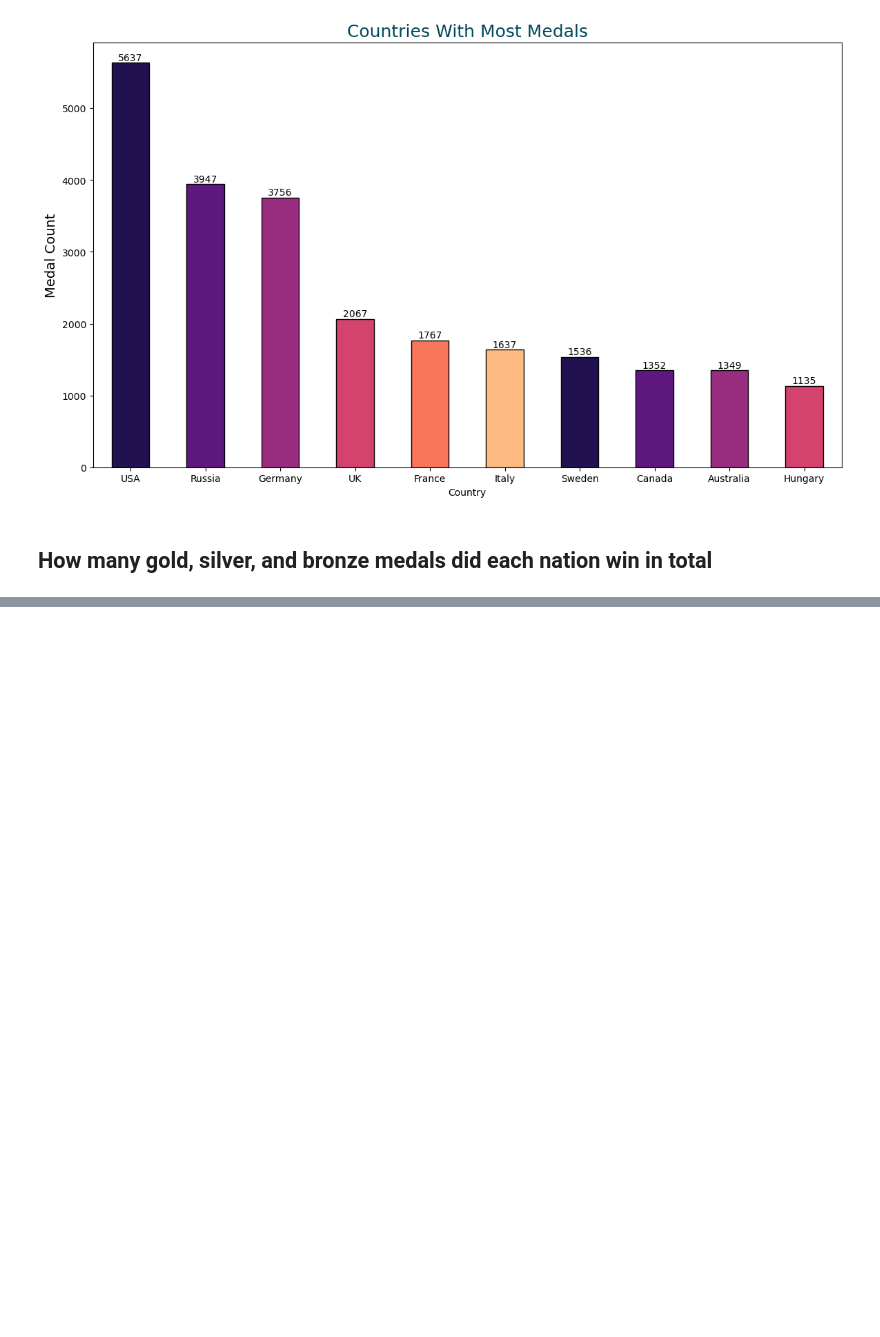
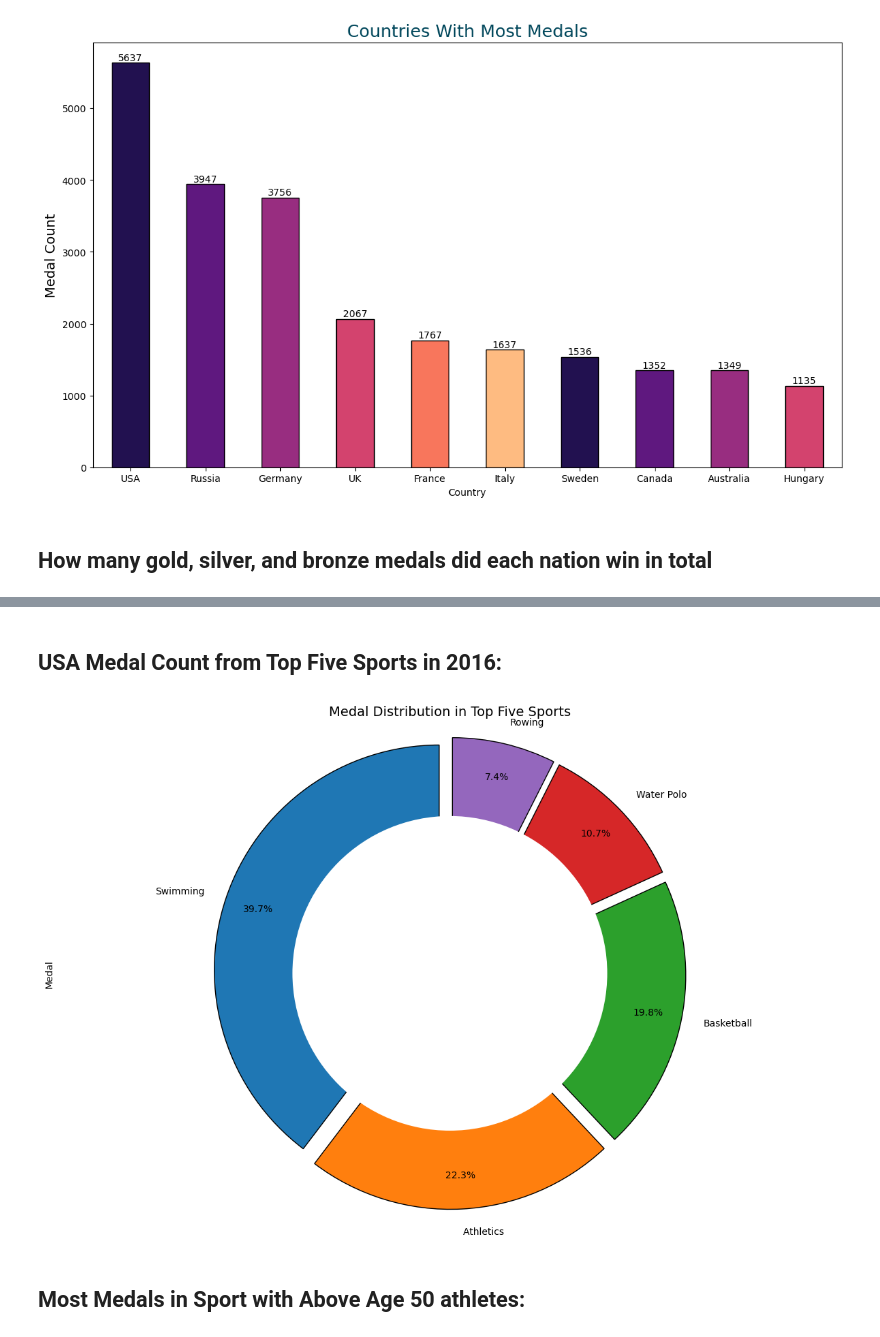
Before and after one commit to igooku/120-Years-of-Olympic-history-, a Jupyter notebook: 120 years of Olympic history analysis.ipynb, the cells around one changed output, grey strips where cells are left out. Cells and saved outputs as stored; diff of their text form; code cells hidden in the pictures; blank space fills up the shorter version.

```diff
--- a/120 years of Olympic history analysis.ipynb
+++ b/120 years of Olympic history analysis.ipynb
@@ -327,0 +344,23 @@ plt.show()
+# %% [markdown]
+## USA Medal Count from Top Five Sports in 2016:
+# %%
+gold_usa_sport = df_olympic.query('Year > 2012 and Country == "USA" and Medal == "Gold"').groupby(['Sport', 'Medal'])['Medal'].size().sort_values(ascending= False).iloc[:5]
+labels = ['Swimming', 'Athletics ', 'Basketball', 'Water Polo', 'Rowing']
+
+fig1, ax1 = plt.subplots()
+gold_usa_sport.plot(kind = 'pie', figsize = [12,8],autopct='%1.1f%%', labels = labels,explode = (0.05, 0.05, 0.05, 0.05, 0.05)
+                    ,wedgeprops = {"edgecolor": "black"}, startangle = 90
+                    ,pctdistance = 0.85);
+
+centre_circle = plt.Circle((0,0), 0.70, fc = 'white')
+fig = plt.gcf()
+fig.gca().add_artist(centre_circle)
+
+ax1.axis('equal')
+plt.title('Medal Distribution in Top Five Sports', fontsize = 14)
+plt.tight_layout()
+plt.show()
+# %% [output]
+[figure, added]
+# %% [markdown]
+## Most Medals in Sport with Above Age 50 athletes:
```
Also changed, not shown: parts of 12 cells of this notebook.
